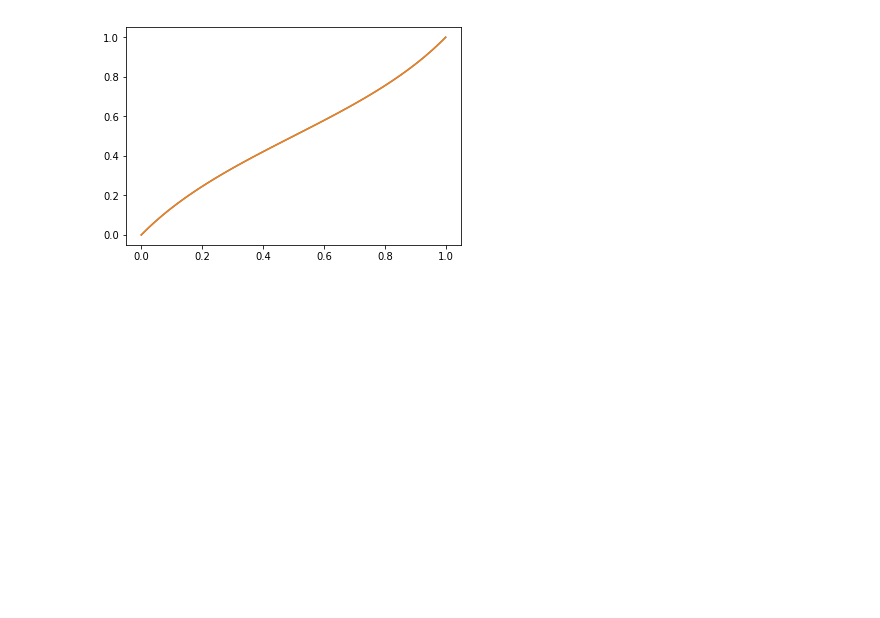
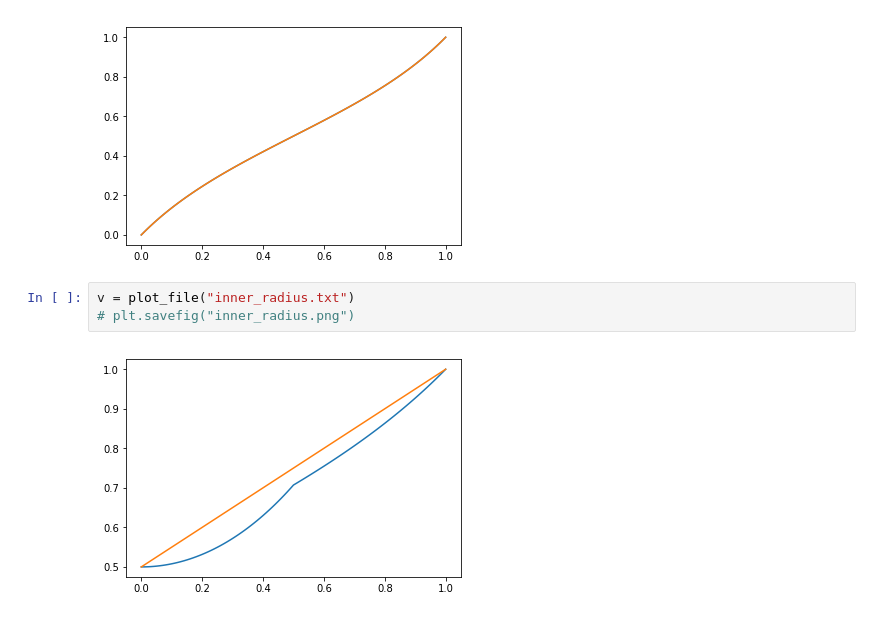
Before and after one commit to lamarqua/F3DAudio_tool, a Jupyter notebook: plotting.ipynb, the cells around one changed output. Saved outputs shown, nothing was run; the diff lists cells and outputs as text; blank space fills up the shorter version.

```diff
--- a/plotting.ipynb
+++ b/plotting.ipynb
@@ -23,3 +24,8 @@ plot_file("curve_vals.txt")
 v = plot_file("diffuse_vals.txt")
 # %% [output]
 [figure]
+# %%
+v = plot_file("inner_radius.txt")
+# plt.savefig("inner_radius.png")
+# %% [output]
+[figure, added]
```
Also changed, not shown: parts of 4 cells of this notebook, 2 other files.
